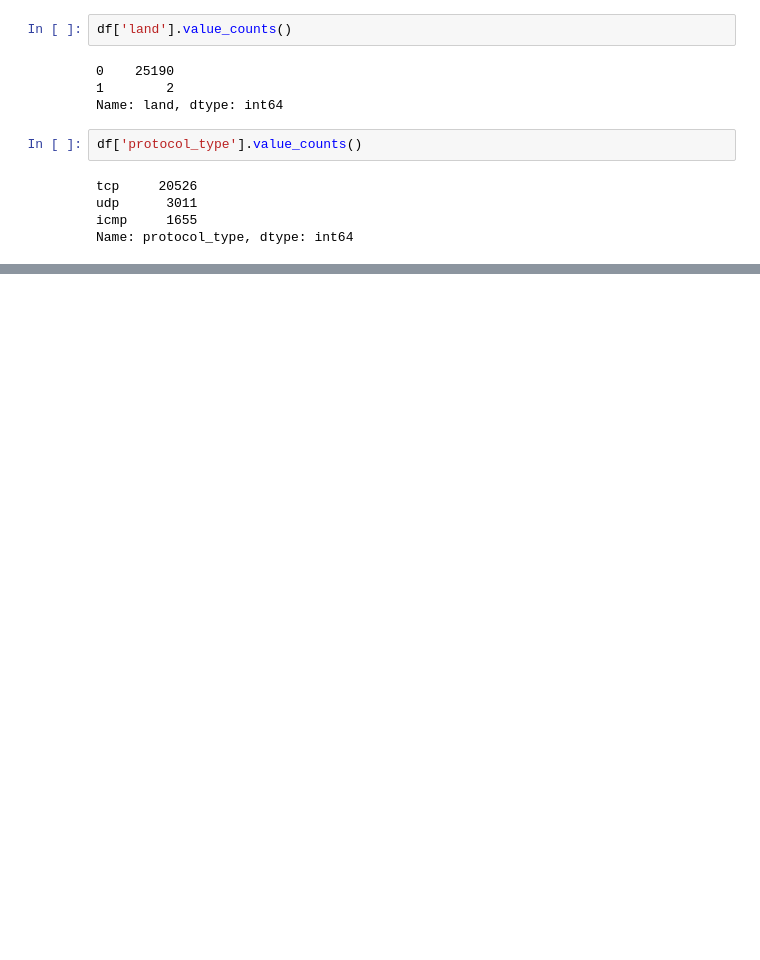
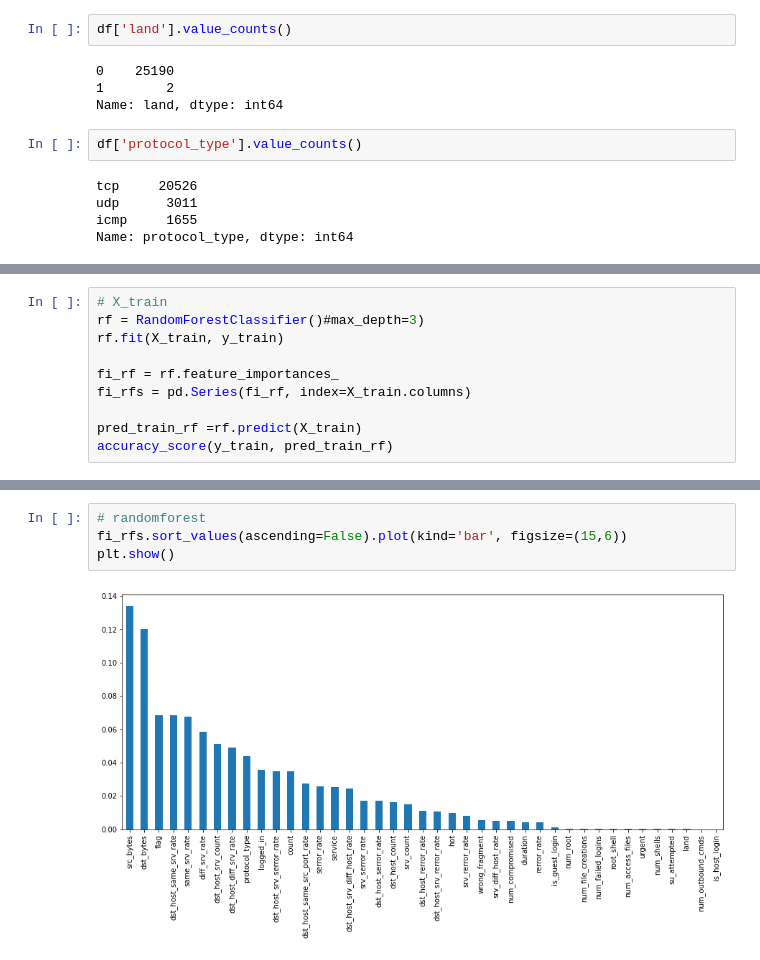
Before and after one commit to mein0121/Intrusion-Detection, a Jupyter notebook: 신영일/Intrusion Detection.ipynb, the cells around one changed output, grey strips where cells are left out. Cells and saved outputs as stored; diff of their text form; blank space fills up the shorter version.

```diff
--- a/신영일/Intrusion Detection.ipynb
+++ b/신영일/Intrusion Detection.ipynb
@@ -270,0 +548,10 @@ Name: protocol_type, dtype: int64
+# %%
+# X_train
+rf = RandomForestClassifier()#max_depth=3)
+rf.fit(X_train, y_train)
+
+fi_rf = rf.feature_importances_
+fi_rfs = pd.Series(fi_rf, index=X_train.columns)
+
+pred_train_rf =rf.predict(X_train)
+accuracy_score(y_train, pred_train_rf)
@@ -270,0 +656,6 @@ Name: protocol_type, dtype: int64
+# %%
+# randomforest
+fi_rfs.sort_values(ascending=False).plot(kind='bar', figsize=(15,6))
+plt.show()
+# %% [output]
+[figure, added]
```
Also changed, not shown: parts of 63 cells of this notebook.
